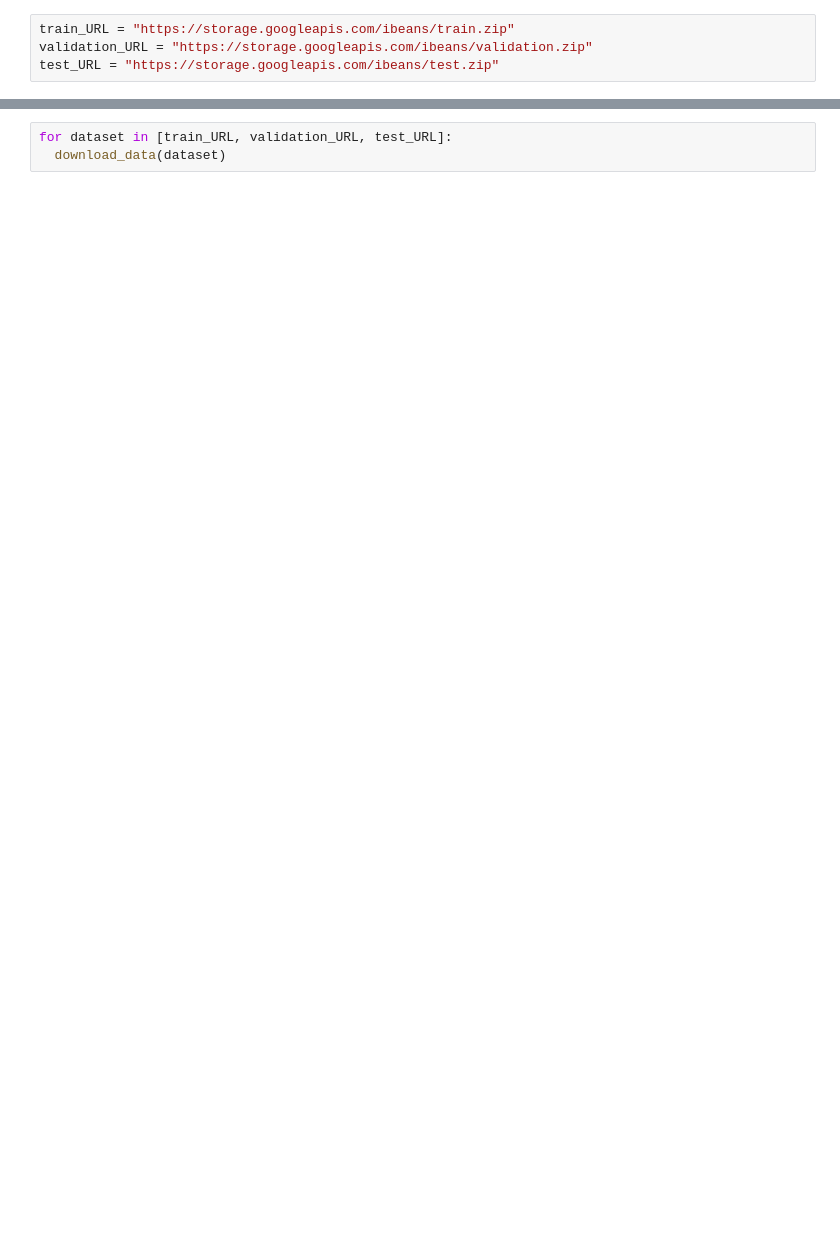
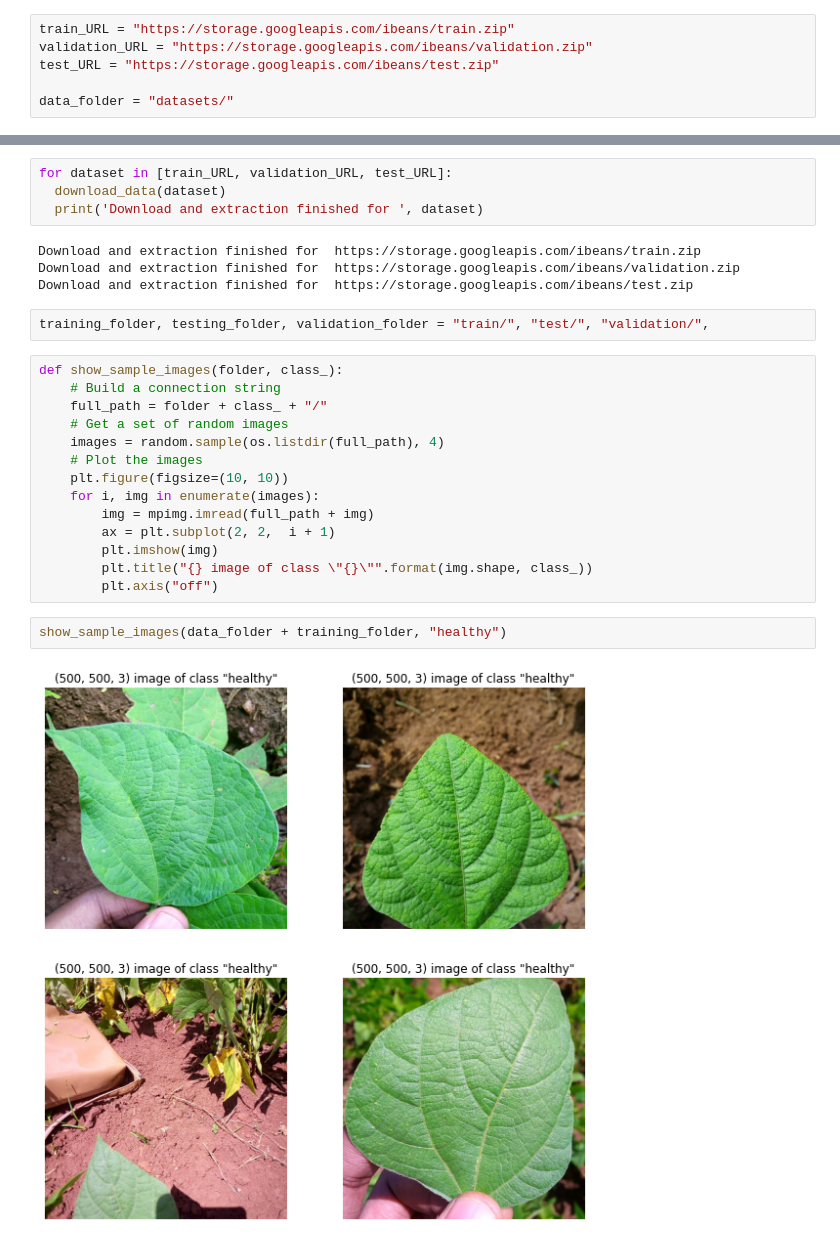
Before and after one commit to iryna-savchuk/DL_project, a Jupyter notebook: 1.explore.ipynb, the cells around one changed output, grey strips where cells are left out. Saved outputs shown, nothing was run; the diff lists cells and outputs as text; blank space fills up the shorter version.

Commit message:
Data download, extraction, initial exploration

```diff
--- a/1.explore.ipynb
+++ b/1.explore.ipynb
@@ -6,4 +12,6 @@ import zipfile
 train_URL = "https://storage.googleapis.com/ibeans/train.zip"
 validation_URL = "https://storage.googleapis.com/ibeans/validation.zip"
 test_URL = "https://storage.googleapis.com/ibeans/test.zip"
+
+data_folder = "datasets/"
 # %%
@@ -28,3 +36,28 @@ def download_data(url_to_zip, destination_folder = "datasets/"):
 # %%
 for dataset in [train_URL, validation_URL, test_URL]:
   download_data(dataset)
+  print('Download and extraction finished for ', dataset)
+# %% [output]
+Download and extraction finished for  https://storage.googleapis.com/ibeans/train.zip
+Download and extraction finished for  https://storage.googleapis.com/ibeans/validation.zip
+Download and extraction finished for  https://storage.googleapis.com/ibeans/test.zip
+# %%
+training_folder, testing_folder, validation_folder = "train/", "test/", "validation/",
+# %%
+def show_sample_images(folder, class_):
+    # Build a connection string
+    full_path = folder + class_ + "/"
+    # Get a set of random images
+    images = random.sample(os.listdir(full_path), 4)
+    # Plot the images
+    plt.figure(figsize=(10, 10))
+    for i, img in enumerate(images):
+        img = mpimg.imread(full_path + img)
+        ax = plt.subplot(2, 2,  i + 1)
+        plt.imshow(img)
+        plt.title("{} image of class \"{}\"".format(img.shape, class_))
+        plt.axis("off")
+# %%
+show_sample_images(data_folder + training_folder, "healthy")
+# %% [output]
+[figure, added]
```
Also changed, not shown: parts of 8 cells of this notebook.
